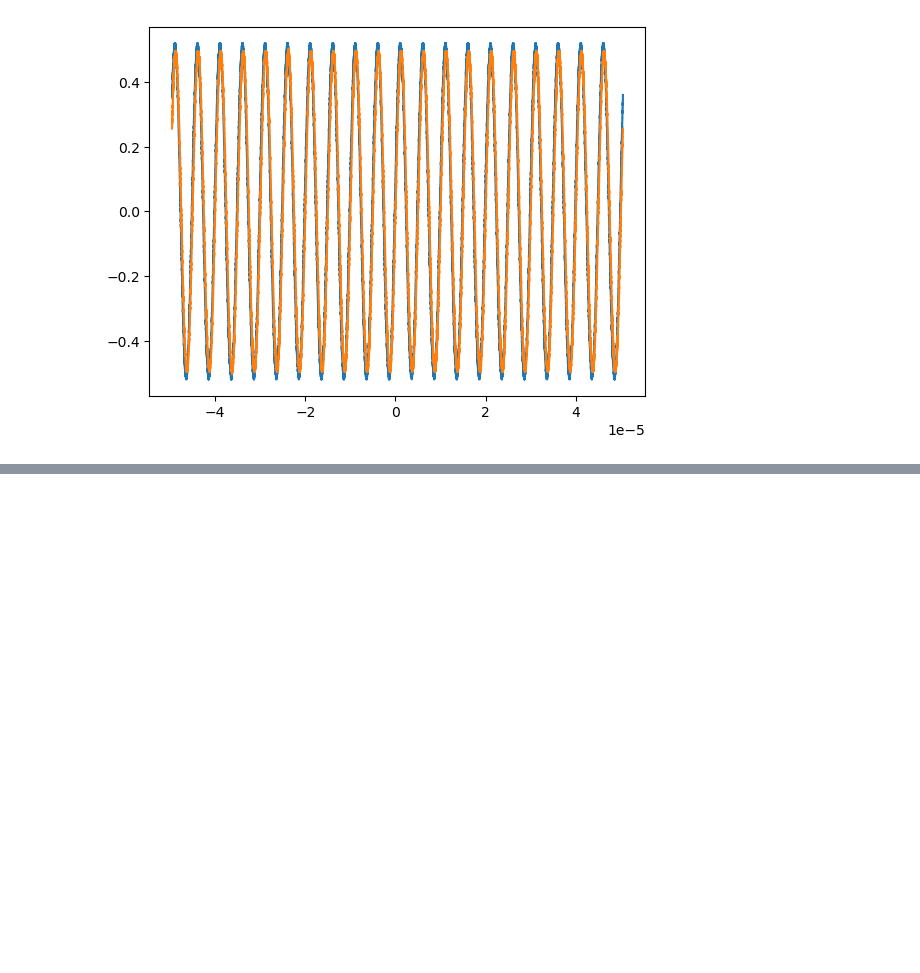
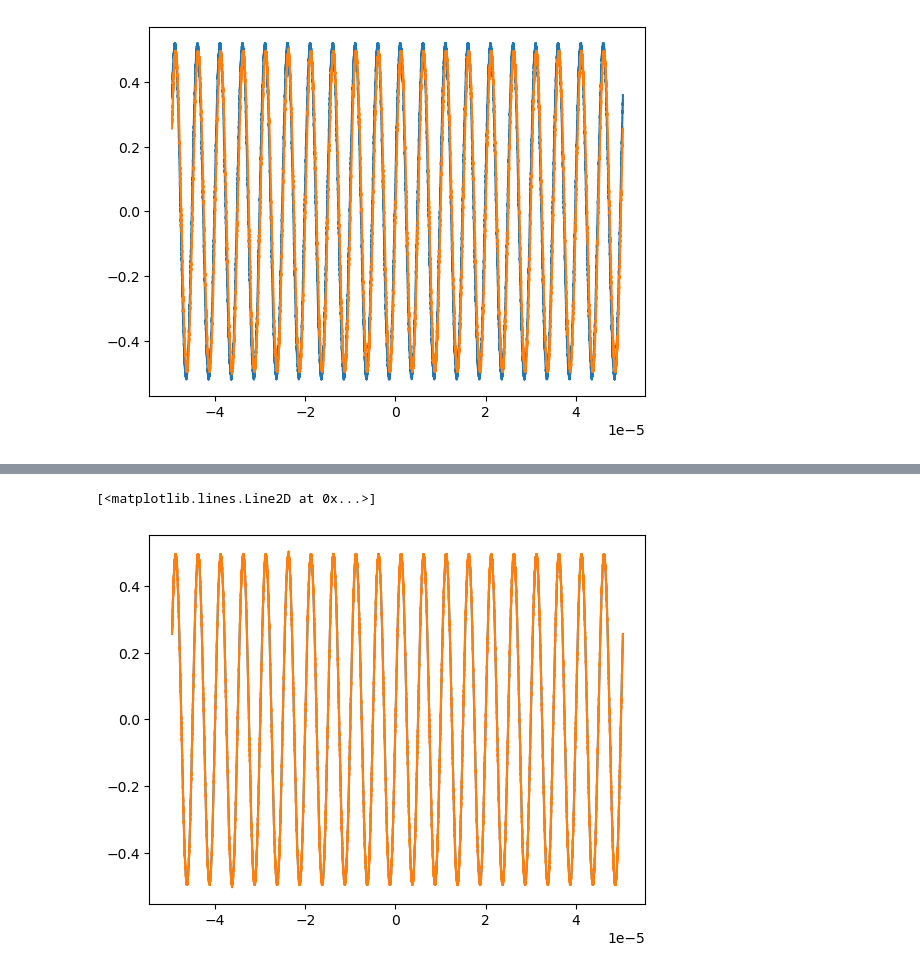
Before and after one commit to xingyzt/5bl, a Jupyter notebook: capstone/sine_propagation_delay.ipynb, the cells around one changed output, grey strips where cells are left out. Cells and saved outputs as stored; diff of their text form; code cells hidden in the pictures; blank space fills up the shorter version.

```diff
--- a/capstone/sine_propagation_delay.ipynb
+++ b/capstone/sine_propagation_delay.ipynb
@@ -95,0 +106,6 @@ plt.plot(np.linspace(0,3,3000), sin_wave(np.linspace(0,3,3000), *poptch1200k1))
+# %%
+plt.plot(t_200k_1, sin_wave(t_200k_1, *poptch2200k1))
+plt.plot(t_200k_1, ch2_200k_1)
+# %% [output]
+[<matplotlib.lines.Line2D at 0x...>]
+[figure, added]
```
Also changed, not shown: parts of 12 cells of this notebook.
